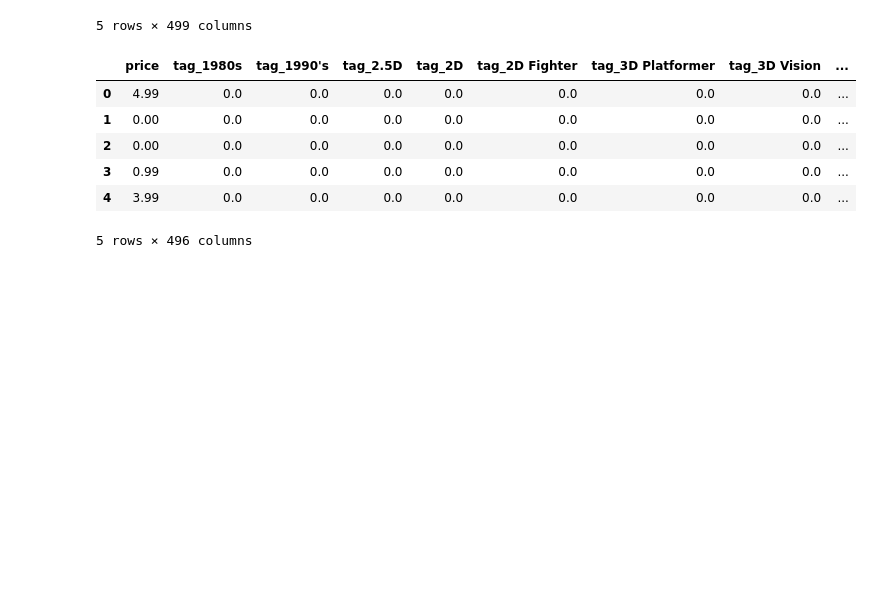
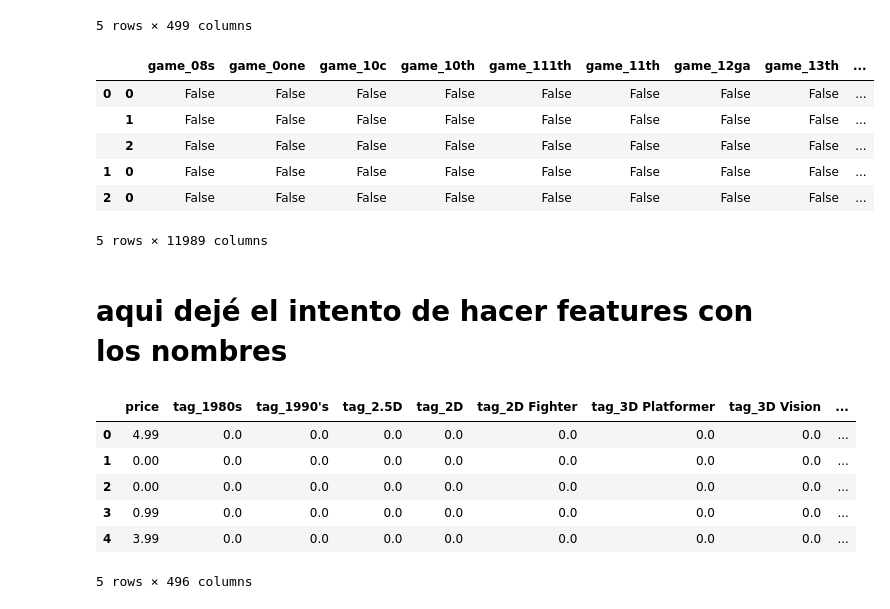
Before and after one commit to AlterCaimi/PI1_MLOps_Steam, a Jupyter notebook: Recommender System/item_item_recom.ipynb, the cells around one changed output. Cells and saved outputs as stored; diff of their text form; code cells hidden in the pictures; blank space fills up the shorter version.

```diff
--- a/Recommender System/item_item_recom.ipynb
+++ b/Recommender System/item_item_recom.ipynb
@@ -134,3 +196,21 @@ df.head()
+# %%
+df['name_feature'] = df['app_name'].apply(clean_text)
+# %%
+df['name_feature'] = df['name_feature'].apply(lemmatize_text)
+# %%
+df['name_feature'] = df['name_feature'].apply(lambda x: ' '.join(x) if x else '')
+dummy_df = pd.get_dummies(df['name_feature'].str.split(expand=True).stack(), prefix='game')
+dummy_df.head()
+# %% [output]
+|  |  | game_08s | game_0one | game_10c | game_10th | game_111th | game_11th | game_12ga | game_13th | ... |
+| 0 | 0 | False | False | False | False | False | False | False | False | ... |
+|  | 1 | False | False | False | False | False | False | False | False | ... |
+|  | 2 | False | False | False | False | False | False | False | False | ... |
+| 1 | 0 | False | False | False | False | False | False | False | False | ... |
+| 2 | 0 | False | False | False | False | False | False | False | False | ... |
+5 rows × 11989 columns
+# %% [markdown]
+# aqui dejé el intento de hacer features con los nombres
 # %%
 df_items = df.drop(columns='id')
 # %%
```
Also changed, not shown: parts of 4 cells of this notebook, 16 other files.
